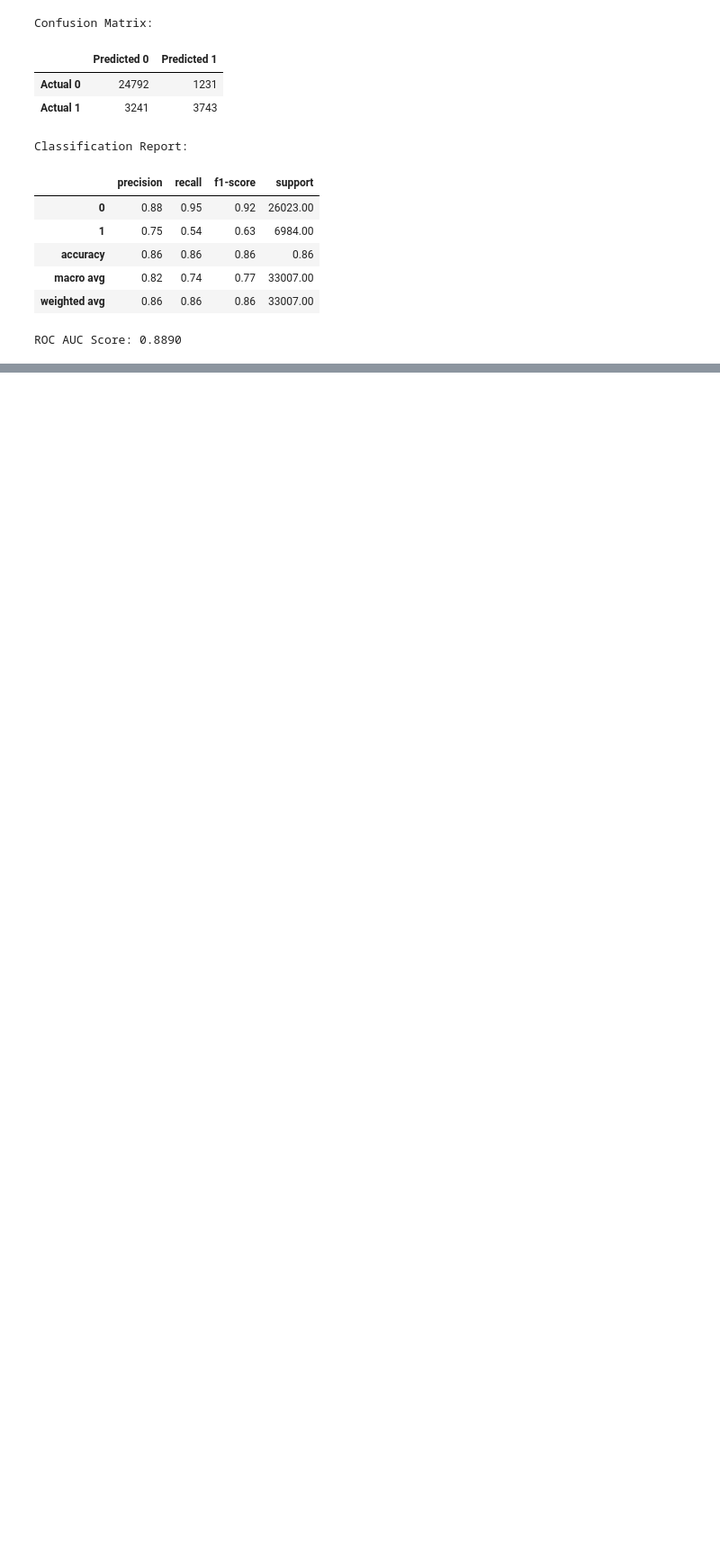
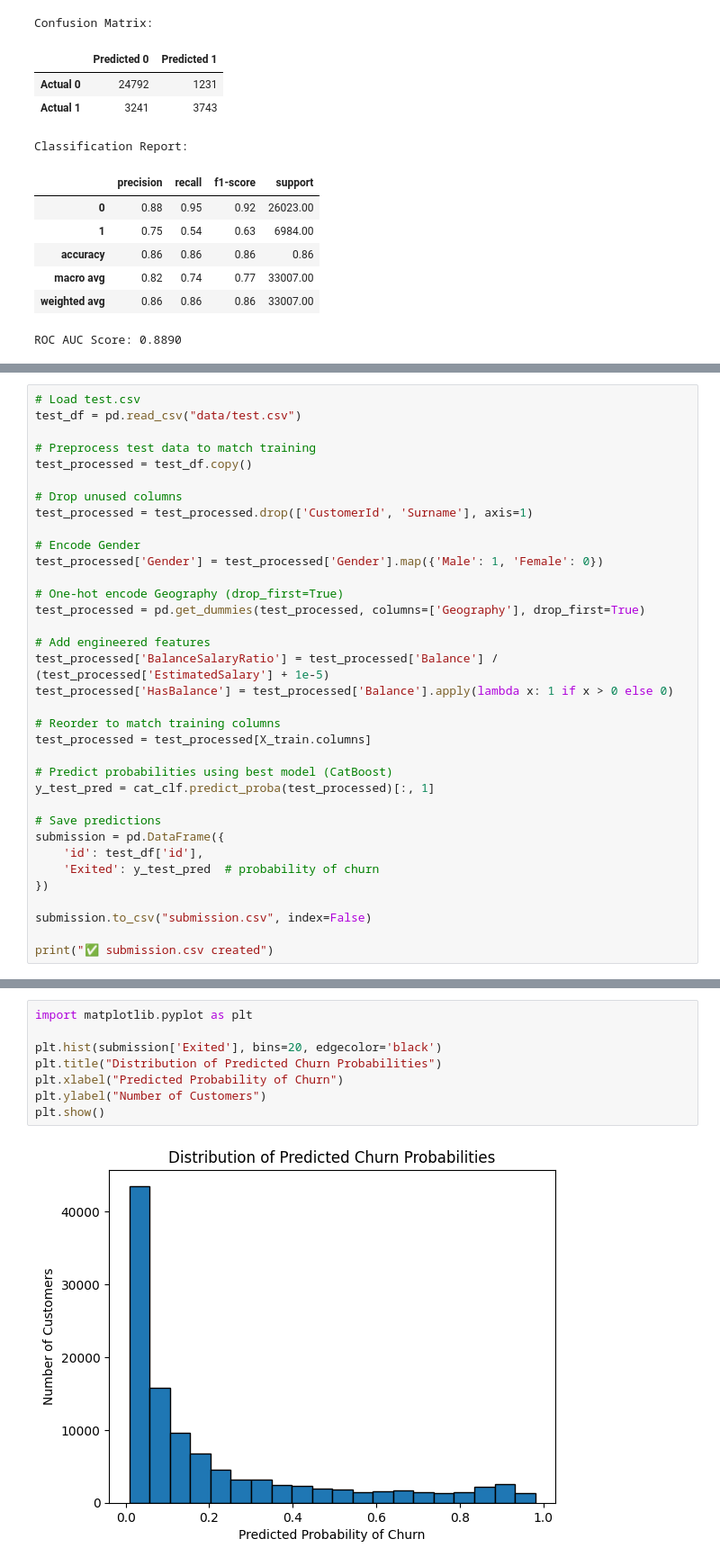
Before and after one commit to naomitogbe/kaggle-binary-classification, a Jupyter notebook: churn_modelling.ipynb, the cells around one changed output, grey strips where cells are left out. Shown: that part at 90% size. Cells and saved outputs as stored; diff of their text form; blank space fills up the shorter version.

Commit message:
plotting results

```diff
--- a/churn_modelling.ipynb
+++ b/churn_modelling.ipynb
@@ -517,0 +522,35 @@ ROC AUC Score: 0.8890
+# %%
+# Load test.csv
+test_df = pd.read_csv("data/test.csv")
+
+# Preprocess test data to match training
+test_processed = test_df.copy()
+
+# Drop unused columns
+test_processed = test_processed.drop(['CustomerId', 'Surname'], axis=1)
+
+# Encode Gender
+test_processed['Gender'] = test_processed['Gender'].map({'Male': 1, 'Female': 0})
+
+# One-hot encode Geography (drop_first=True)
+test_processed = pd.get_dummies(test_processed, columns=['Geography'], drop_first=True)
+
+# Add engineered features
+test_processed['BalanceSalaryRatio'] = test_processed['Balance'] / (test_processed['EstimatedSalary'] + 1e-5)
+test_processed['HasBalance'] = test_processed['Balance'].apply(lambda x: 1 if x > 0 else 0)
+
+# Reorder to match training columns
+test_processed = test_processed[X_train.columns]
+
+# Predict probabilities using best model (CatBoost)
+y_test_pred = cat_clf.predict_proba(test_processed)[:, 1]
+
+# Save predictions
+submission = pd.DataFrame({
+    'id': test_df['id'],
+    'Exited': y_test_pred  # probability of churn
+})
+
+submission.to_csv("submission.csv", index=False)
+
+print("✅ submission.csv created")
@@ -517,0 +580,10 @@ ROC AUC Score: 0.8890
+# %%
+import matplotlib.pyplot as plt
+
+plt.hist(submission['Exited'], bins=20, edgecolor='black')
+plt.title("Distribution of Predicted Churn Probabilities")
+plt.xlabel("Predicted Probability of Churn")
+plt.ylabel("Number of Customers")
+plt.show()
+# %% [output]
+[figure, added]
```
Also changed, not shown: parts of 5 cells of this notebook, 1 other file.
